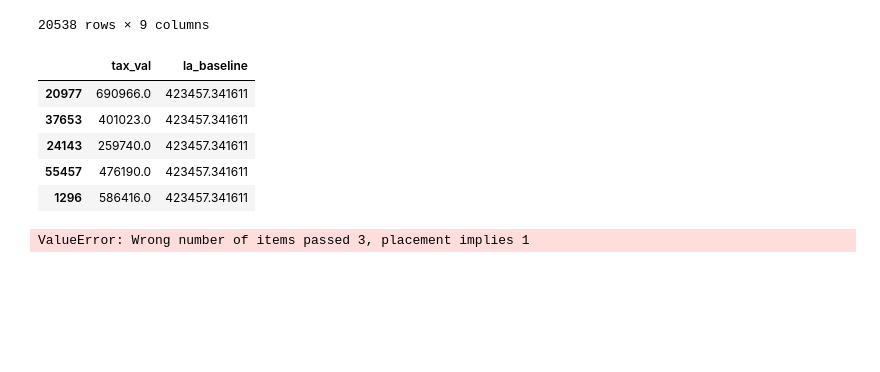
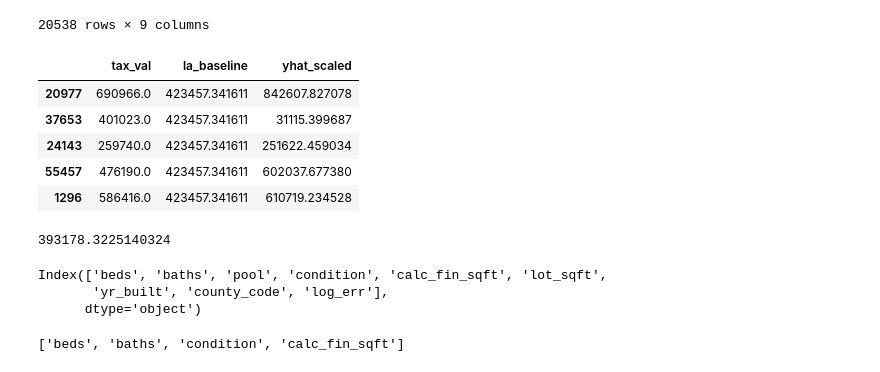
Before and after one commit to tarrencen/regression-project, a Jupyter notebook: explore.ipynb, the cells around one changed output. Saved outputs shown, nothing was run; the diff lists cells and outputs as text; code cells hidden in the pictures; blank space fills up the shorter version.

```diff
--- a/explore.ipynb
+++ b/explore.ipynb
@@ -1596,25 +1607,35 @@ X_la_train_scaled
 | 45951 | 0.12 | 0.10 | 0 | 0.272727 | 0.050687 | 0.000791 | 1918 | 6037 | 0.450828 |
 20538 rows × 9 columns
 # %%
-X_latr_ols = LinearRegression().fit(X_la_train_scaled, y_la_train)
+X_latr_ols = LinearRegression().fit(X_la_train_scaled, y_la_train.tax_val)
 
-y_la_train['baseline'] = y_la_train.tax_val.mean()
+yhat_scaled = X_latr_ols.predict(X_la_train_scaled)
 
-y_la_train = y_la_train.drop(columns= ['baseline'])
+y_la_train['yhat_scaled'] = yhat_scaled
 
 y_la_train.head()
 # %% [output]
-|  | tax_val | la_baseline |
-| 20977 | 690966.0 | 423457.341611 |
-| 37653 | 401023.0 | 423457.341611 |
-| 24143 | 259740.0 | 423457.341611 |
-| 55457 | 476190.0 | 423457.341611 |
-| 1296 | 586416.0 | 423457.341611 |
+|  | tax_val | la_baseline | yhat_scaled |
+| 20977 | 690966.0 | 423457.341611 | 842607.827078 |
+| 37653 | 401023.0 | 423457.341611 | 31115.399687 |
+| 24143 | 259740.0 | 423457.341611 | 251622.459034 |
+| 55457 | 476190.0 | 423457.341611 | 602037.677380 |
+| 1296 | 586416.0 | 423457.341611 | 610719.234528 |
-# %%
-type(X_latr_ols.predict(X_la_train_scaled))
-
-y_la_train['yhat_scaled'] = X_latr_ols.predict(X_la_train_scaled)
-
-y_la_train.head()
-# %% [output]
-ValueError: Wrong number of items passed 3, placement implies 1
+# %%
+latr_mse = mean_squared_error(y_la_train.tax_val, y_la_train.yhat_scaled)
+
+latr_mse ** 0.5
+# %% [output]
+393178.3225140324
+# %%
+X_la_train_scaled.columns
+# %% [output]
+Index(['beds', 'baths', 'pool', 'condition', 'calc_fin_sqft', 'lot_sqft',
+       'yr_built', 'county_code', 'log_err'],
+      dtype='object')
+# %%
+f_feature = prep.select_kbest(X_la_train_scaled, y_la_train.tax_val, 4)
+
+f_feature
+# %% [output]
+['beds', 'baths', 'condition', 'calc_fin_sqft']
```
Also changed, not shown: parts of 25 cells of this notebook.
